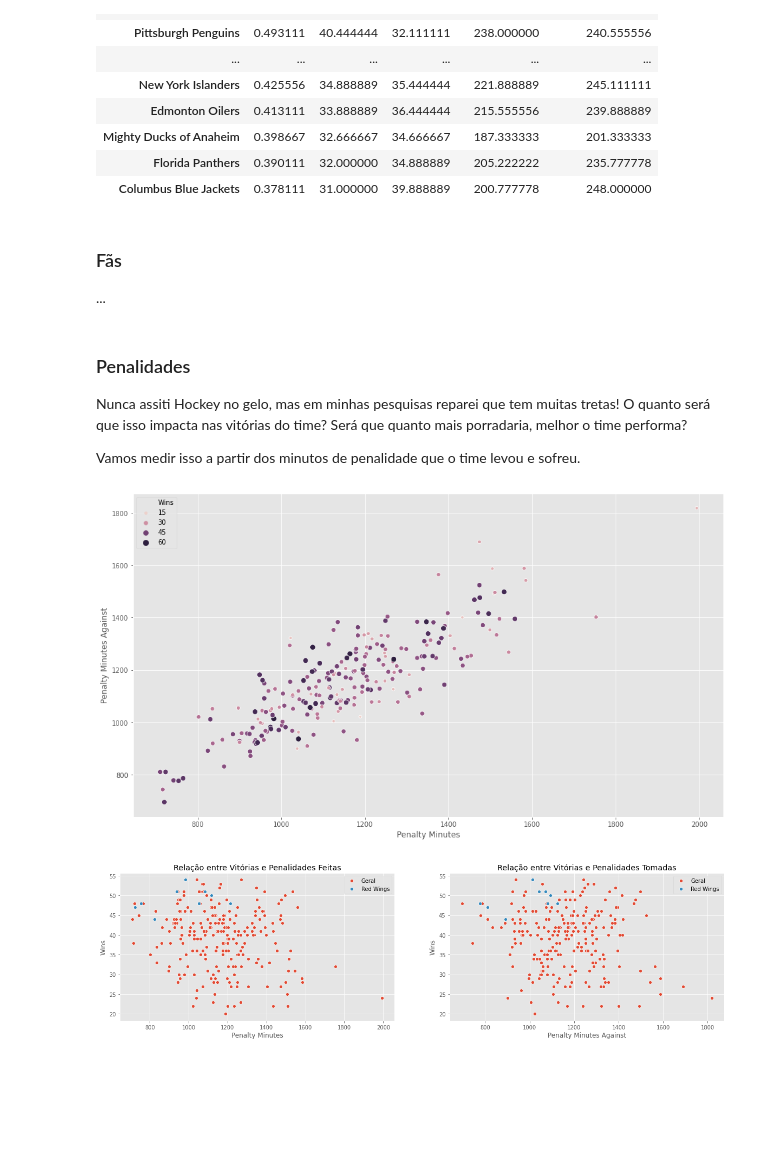
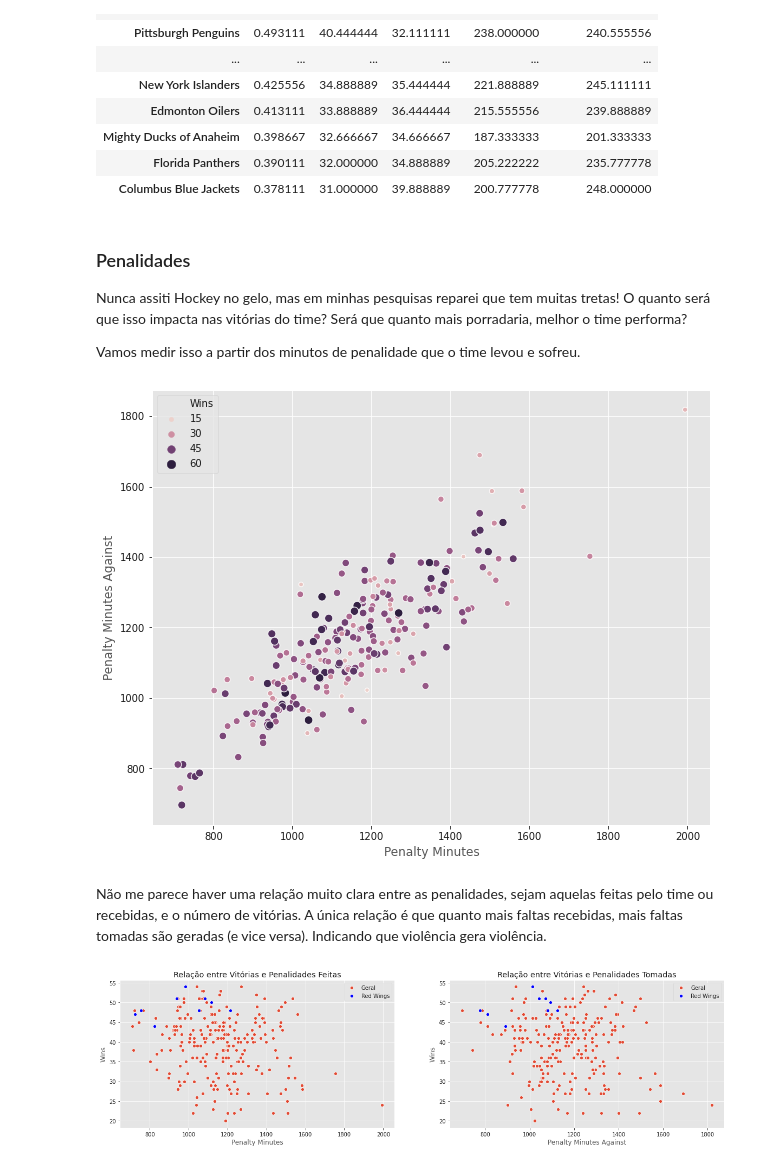
Before and after one commit to dlotter/gt-final-datascience, a Jupyter notebook: main_notebook.ipynb, the cells around one changed output. Cells and saved outputs as stored; diff of their text form; code cells hidden in the pictures; blank space fills up the shorter version.

```diff
--- a/main_notebook.ipynb
+++ b/main_notebook.ipynb
@@ -344,10 +378,6 @@ df.groupby('Team Name')[['Win %','Wins','Losses', 'Goals For (GF)', 'Goals Again
 | Mighty Ducks of Anaheim | 0.398667 | 32.666667 | 34.666667 | 187.333333 | 201.333333 |
 | Florida Panthers | 0.390111 | 32.000000 | 34.888889 | 205.222222 | 235.777778 |
 | Columbus Blue Jackets | 0.378111 | 31.000000 | 39.888889 | 200.777778 | 248.000000 |
-# %% [markdown]
-### Fãs
-
-...
 # %% [markdown]
 ### Penalidades
 
@@ -355,27 +385,31 @@ Nunca assiti Hockey no gelo, mas em minhas pesquisas reparei que tem muitas tret
 
 Vamos medir isso a partir dos minutos de penalidade que o time levou e sofreu.
 # %%
-plt.figure(figsize = (16,9))
+fig = plt.figure(figsize=(10,8))
+
 sns.scatterplot(data = df, x = 'Penalty Minutes', y = 'Penalty Minutes Against', size = 'Wins', hue = 'Wins')
+
 plt.show()
 # %% [output]
-[figure, old version]
+[figure, new version]
+# %% [markdown]
+Não me parece haver uma relação muito clara entre as penalidades, sejam aquelas feitas pelo time ou recebidas, e o número de vitórias. A única relação é que quanto mais faltas recebidas, mais faltas tomadas são geradas (e vice versa). Indicando que violência gera violência.
 # %%
 fig, (ax1, ax2) = plt.subplots(1, 2,figsize=(20,5))
 
 sns.scatterplot(data = df, x = 'Penalty Minutes', y = 'Wins', ax = ax1)
-sns.scatterplot(data = df.iloc[detroit_index], x = 'Penalty Minutes', y = 'Wins', ax = ax1)
+sns.scatterplot(data = df.iloc[detroit_index], x = 'Penalty Minutes', y = 'Wins', ax = ax1, color = 'blue')
 ax1.set_title('Relação entre Vitórias e Penalidades Feitas')
 
 ax1.legend(['Geral', 'Red Wings'])
 
 sns.scatterplot(data = df, x = 'Penalty Minutes Against', y = 'Wins', ax = ax2)
-sns.scatterplot(data = df.iloc[detroit_index], x = 'Penalty Minutes Against', y = 'Wins', ax = ax2)
+sns.scatterplot(data = df.iloc[detroit_index], x = 'Penalty Minutes Against', y = 'Wins', ax = ax2, color = 'blue')
 ax2.set_title('Relação entre Vitórias e Penalidades Tomadas')
 
 ax2.legend(['Geral', 'Red Wings'])
 
 plt.show()
 # %% [output]
-[figure, old version]
+[figure, new version]
 # %% [markdown]
```
Also changed, not shown: parts of 31 cells of this notebook, 1 other file.
